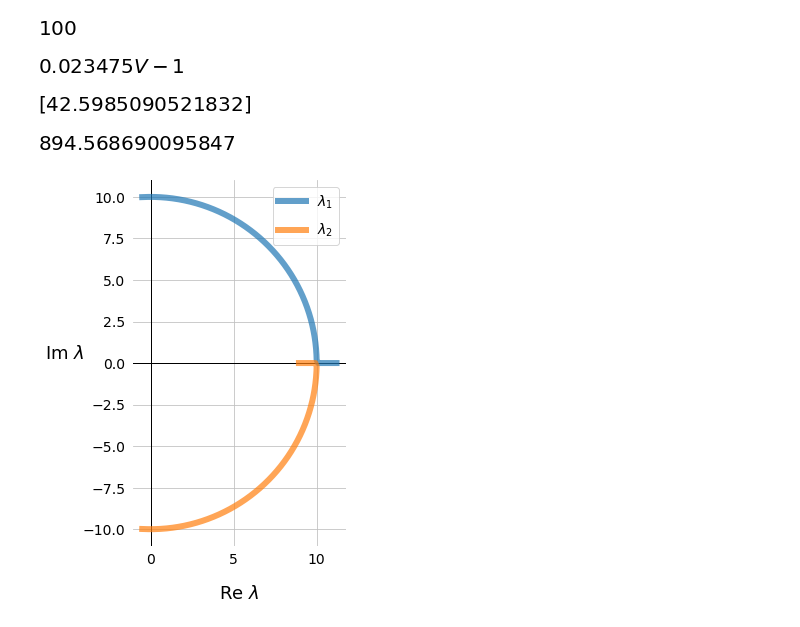
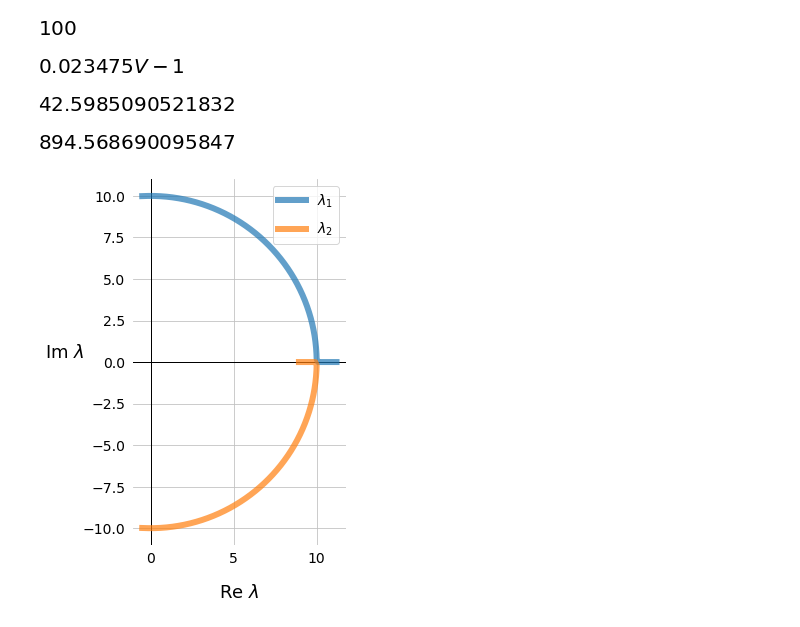
Before and after one commit to tfiers/strogatz, a Jupyter notebook: notebooks/4_Gallop.ipynb, the cells around one changed output. Drawn from its saved outputs; the diff is of its cells as text; code cells hidden in the pictures.

```diff
--- a/notebooks/4_Gallop.ipynb
+++ b/notebooks/4_Gallop.ipynb
@@ -29,9 +31,9 @@ tr = J.subs(x, 0).trace()
 # %% [output]
 [figure]
 # %%
-V_C = sp.solve(tr)
+V_C = sp.solve(tr)[0]
 # %% [output]
-[figure, old version]
+[figure, new version]
 # %%
 V_R = sp.solve(tr**2 - 4*det)[1]
 # %% [output]
```
Also changed, not shown: parts of 14 cells of this notebook, 12 other files.
